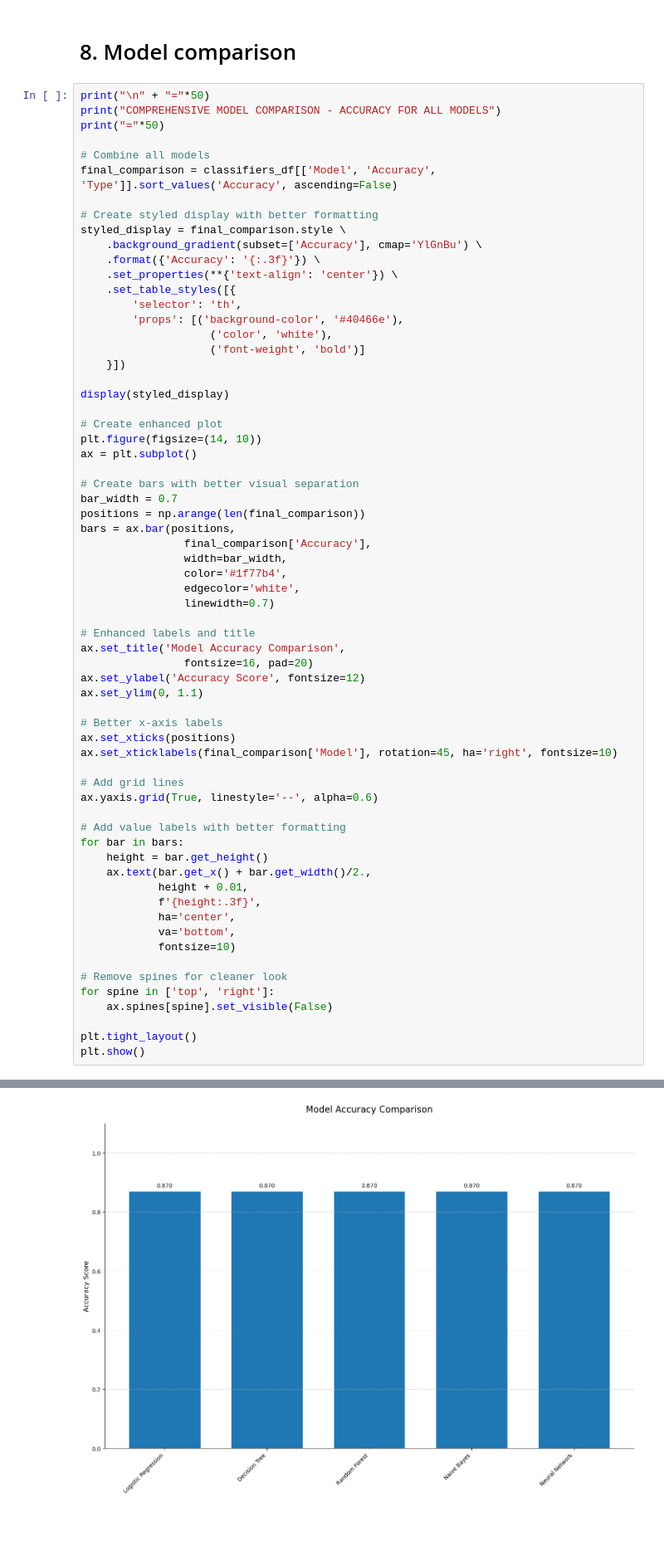
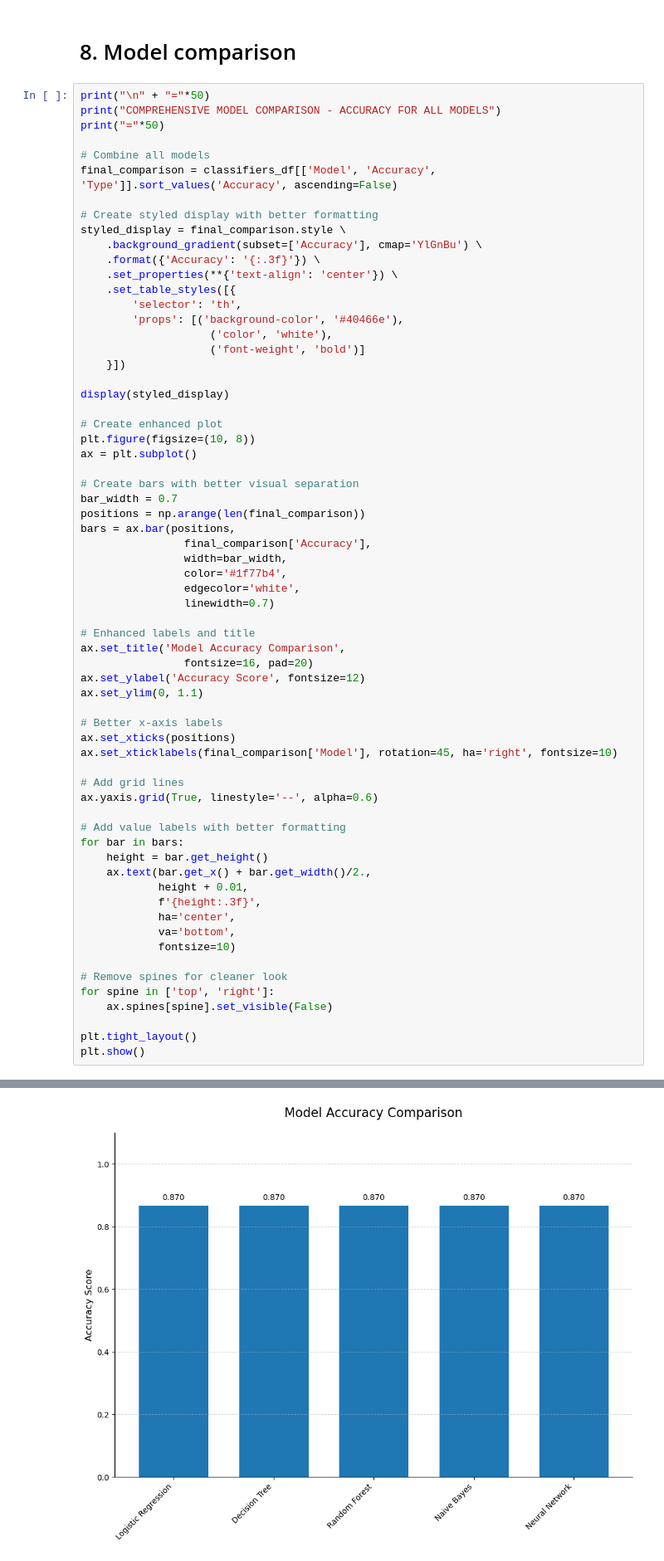
Before and after one commit to ErwannL/Fitbit, a Jupyter notebook: src/algorithm.ipynb, the cells around one changed output, grey strips where cells are left out. Shown at 83% size. Cells and saved outputs as stored; diff of their text form; blank space fills up the shorter version.

Commit message:
smaller plot

```diff
--- a/src/algorithm.ipynb
+++ b/src/algorithm.ipynb
@@ -593,7 +593,7 @@ styled_display = final_comparison.style \
 display(styled_display)
 
 # Create enhanced plot
-plt.figure(figsize=(14, 10))
+plt.figure(figsize=(10, 8))
 ax = plt.subplot()
 
 # Create bars with better visual separation
@@ -618,34 +618,34 @@ ax.set_xticklabels(final_comparison['Model'], rotation=45, ha='right', fontsize=
 
 # Add grid lines
 ax.yaxis.grid(True, linestyle='--', alpha=0.6)
 
 # Add value labels with better formatting
 for bar in bars:
     height = bar.get_height()
     ax.text(bar.get_x() + bar.get_width()/2.,
             height + 0.01,
             f'{height:.3f}',
             ha='center',
             va='bottom',
             fontsize=10)
 
 # Remove spines for cleaner look
 for spine in ['top', 'right']:
     ax.spines[spine].set_visible(False)
 
 plt.tight_layout()
 plt.show()
 # %% [output]
 ==================================================
 COMPREHENSIVE MODEL COMPARISON - ACCURACY FOR ALL MODELS
 ==================================================
 |  | Model | Accuracy | Type |
 | 0 | Logistic Regression | 0.870 | Classifier |
 | 1 | Decision Tree | 0.870 | Classifier |
 | 2 | Random Forest | 0.870 | Classifier |
 | 3 | Naive Bayes | 0.870 | Classifier |
 | 4 | Neural Network | 0.870 | Classifier |
-[figure, old version]
+[figure, new version]
 # %%
 import numpy as np
 import matplotlib.pyplot as plt
```
